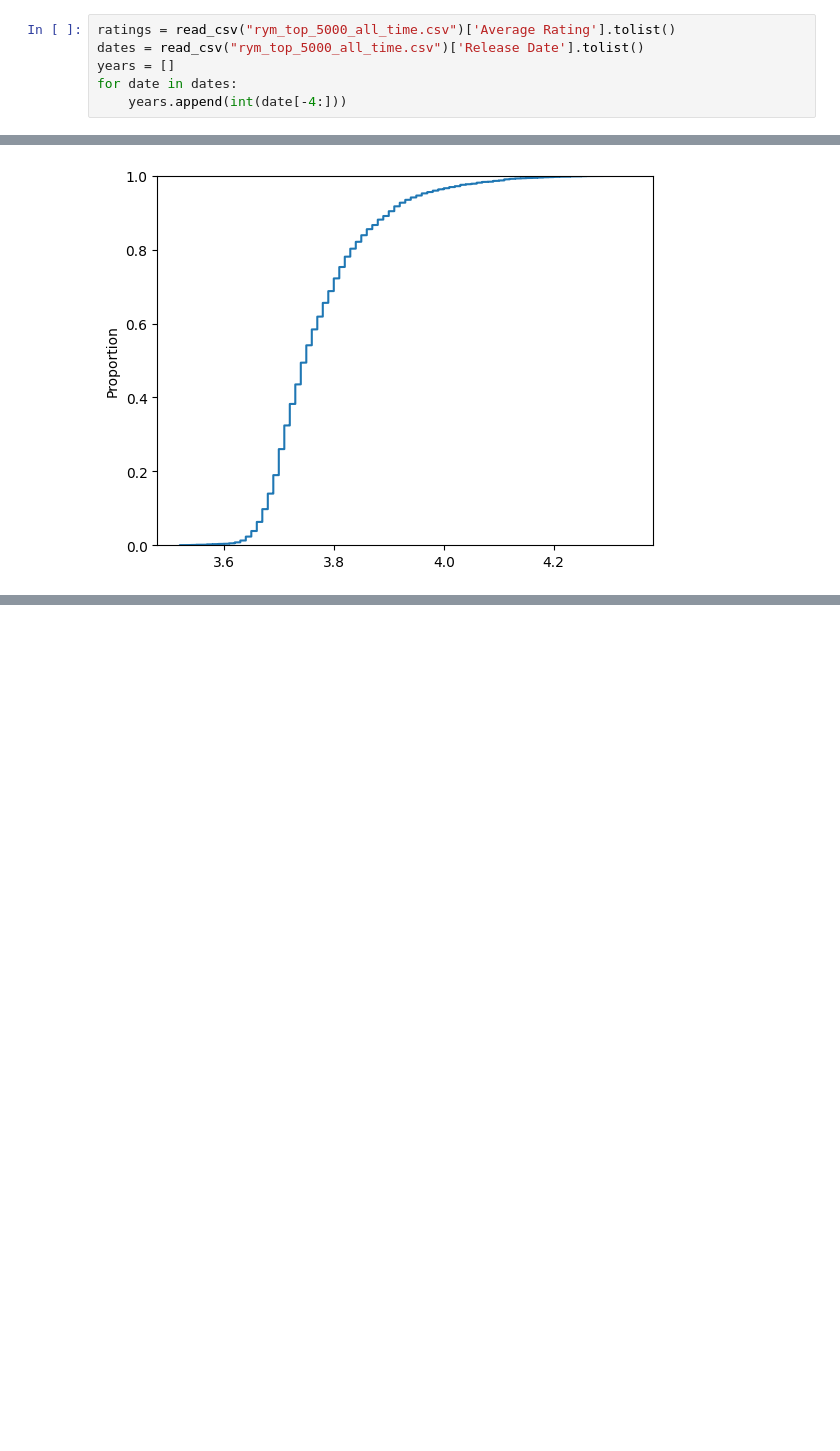
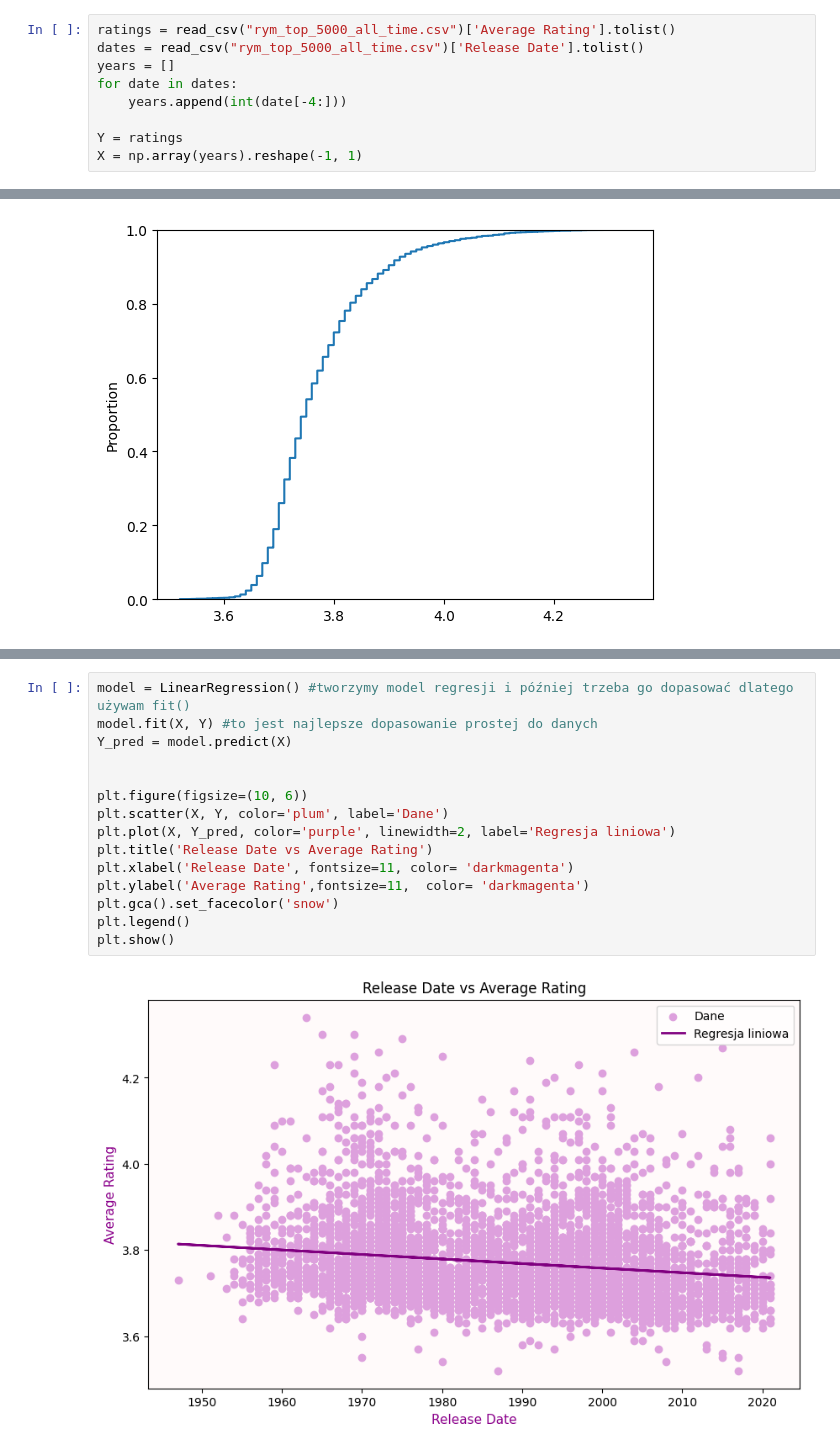
Before and after one commit to rafglo/Statystyka-stosowana, a Jupyter notebook: music_data_analysis.ipynb, the cells around one changed output, grey strips where cells are left out. Saved outputs shown, nothing was run; the diff lists cells and outputs as text; blank space fills up the shorter version.

Commit message:
dodanie regresji, srednich

```diff
--- a/music_data_analysis.ipynb
+++ b/music_data_analysis.ipynb
@@ -9,4 +10,7 @@ dates = read_csv("rym_top_5000_all_time.csv")['Release Date'].tolist()
 years = []
 for date in dates:
     years.append(int(date[-4:]))
+
+Y = ratings
+X = np.array(years).reshape(-1, 1)
 # %%
@@ -104,0 +129,17 @@ print(np.corrcoef(years,ratings))
+# %%
+model = LinearRegression() #tworzymy model regresji i później trzeba go dopasować dlatego używam fit()
+model.fit(X, Y) #to jest najlepsze dopasowanie prostej do danych
+Y_pred = model.predict(X)
+
+
+plt.figure(figsize=(10, 6))
+plt.scatter(X, Y, color='plum', label='Dane')
+plt.plot(X, Y_pred, color='purple', linewidth=2, label='Regresja liniowa')
+plt.title('Release Date vs Average Rating')
+plt.xlabel('Release Date', fontsize=11, color= 'darkmagenta')
+plt.ylabel('Average Rating',fontsize=11,  color= 'darkmagenta')
+plt.gca().set_facecolor('snow')
+plt.legend()
+plt.show()
+# %% [output]
+[figure, added]
```
Also changed, not shown: parts of 23 cells of this notebook, 1 other file.
